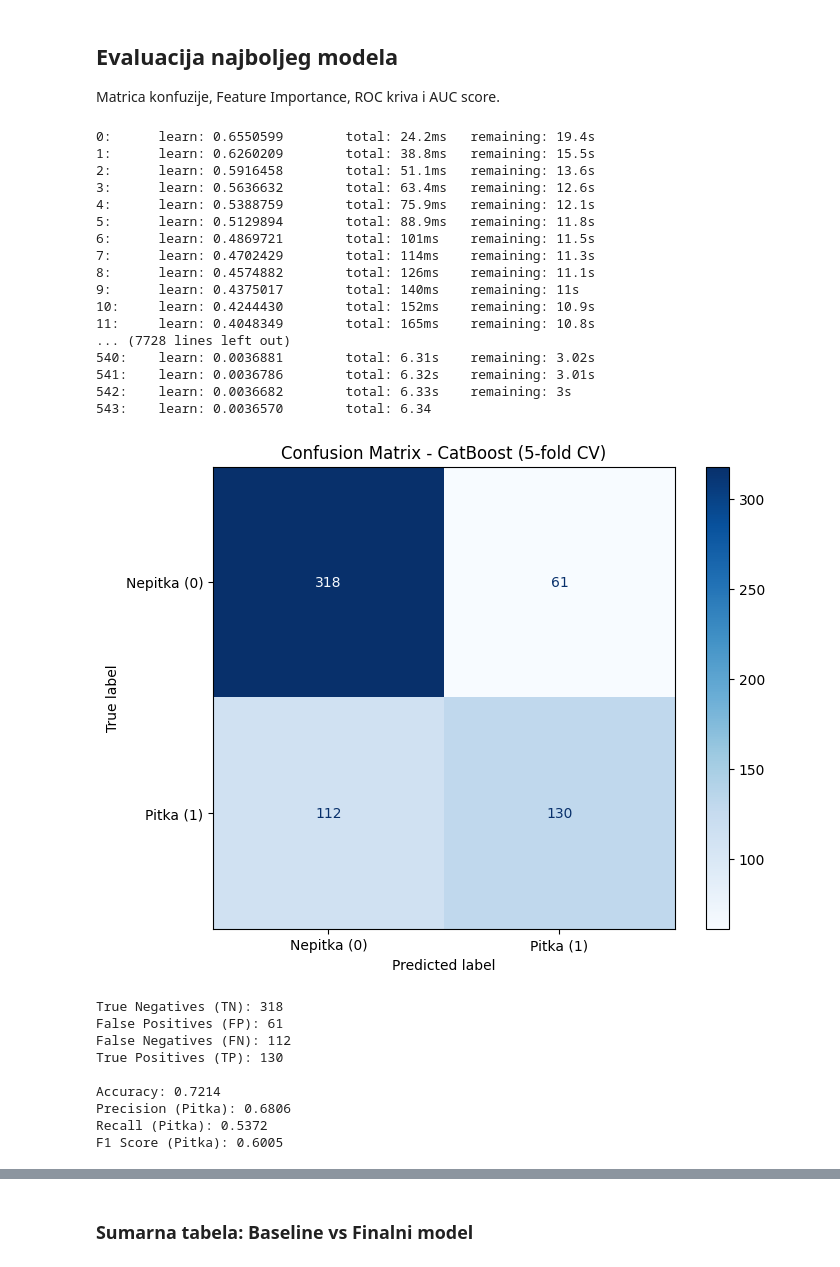
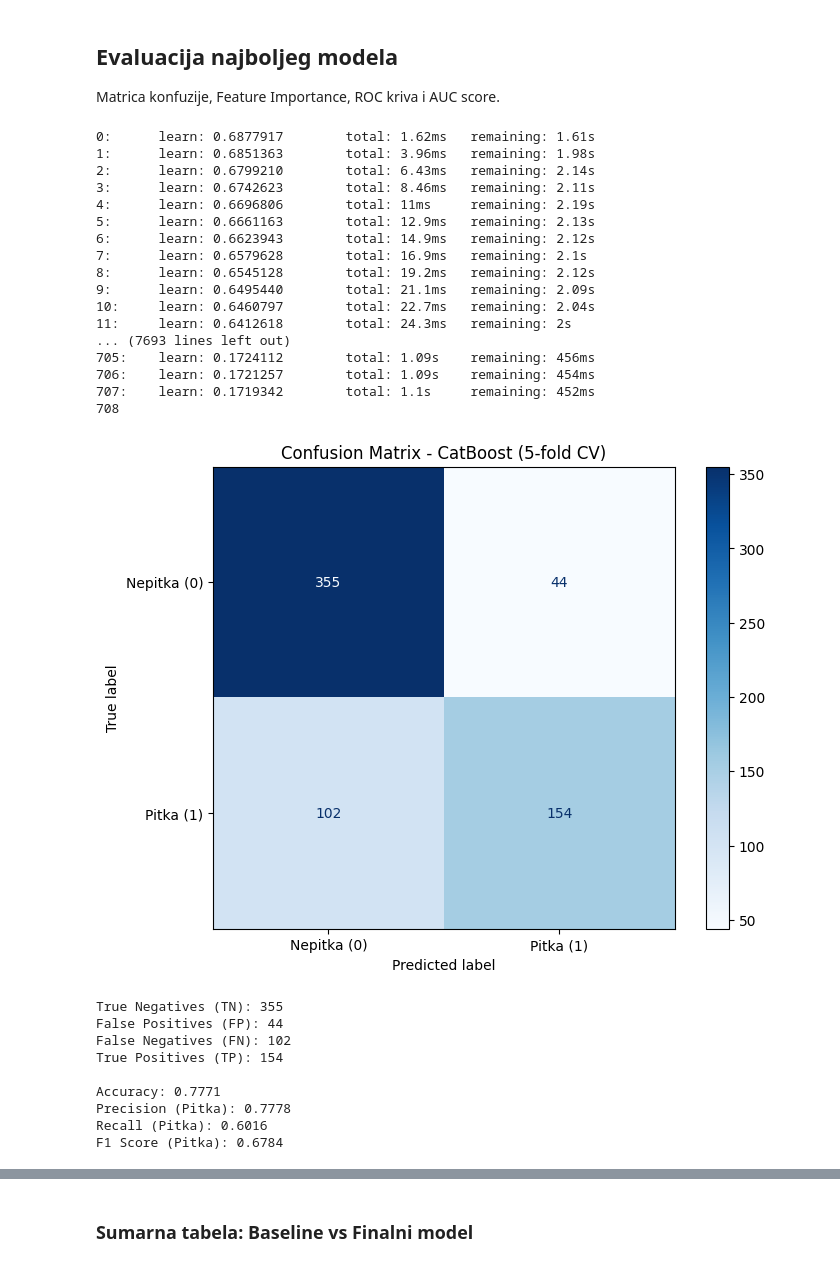
Before and after one commit to anastasijasavov/machine-learning, a Jupyter notebook: notebooks/potability_final.20260121.ipynb, the cells around one changed output, grey strips where cells are left out. Saved outputs shown, nothing was run; the diff lists cells and outputs as text; code cells hidden in the pictures.

```diff
--- a/notebooks/potability_final.20260121.ipynb
+++ b/notebooks/potability_final.20260121.ipynb
@@ -1150,6 +1117,6 @@ for col in ['Sulfate', 'Trihalomethanes', 'pH']:
 # %%
 for col in ['Sulfate', 'Trihalomethanes', 'pH']:
-    df_imputed[col].hist()
+    df[col].hist()
     plt.title("Provera distribucije nakon imputacije")
     plt.show()
 # %% [output]
@@ -1162,5 +1126,3 @@ for col in ['Sulfate', 'Trihalomethanes', 'pH']:
-# %%
-df = df_imputed.copy()
 # %%
 clear_preprocessing_results()
 evaluate_models_after_step(df, "2. Nakon imputacije", compare_scalers=False)
@@ -1785,12 +1715,12 @@ Matrica konfuzije, Feature Importance, ROC kriva i AUC score.
 # %%
 # Primena izabranih tranformacija nad test podacima
 # imputacija
-rows_with_multiple_nulls = df_test[df_test.isnull().sum(axis=1) >= 2]
+rows_with_multiple_nulls = df_test[df_test.isnull().sum(axis=1) >= 3]
 df_test = df_test.drop(rows_with_multiple_nulls.index)
 
 # Grupna mean imputacija (po Potability)
 for col in ['pH', 'Sulfate', 'Trihalomethanes']:
-    df_test[col] = df_test[col].fillna(df_test.groupby('Potability')[col].transform('mean'))
+    df_test[col] = df_test[col].fillna(df_test.groupby('Potability')[col].transform('median'))
 # %%
 # =============================================================================
 # EVALUACIJA NAJBOLJEG MODELA - Cross-Validation sa matricom konfuzije
@@ -1804,7 +1734,7 @@ X = df_test.drop('Potability', axis=1)
 y = df_test['Potability']
 
 # CatBoost model
-model = CatBoostClassifier(random_strength=1, learning_rate=0.05, l2_leaf_reg=1, iterations=800, depth=10, bagging_temperature=0)
+model = CatBoostClassifier(random_strength=1, learning_rate=0.01, l2_leaf_reg=1, iterations=1000, depth=6, bagging_temperature=1)
 
 #model = RandomForestClassifier(n_estimators=200, max_depth=10, min_samples_split=5, min_samples_leaf=2, random_state=42)
 
@@ -1817,60 +1747,60 @@ cv_scores = cross_val_score(model, X, y, cv=5, scoring='accuracy')
 
 print("CROSS-VALIDATION REZULTATI (5-fold):")
 print("="*60)
 print(f"Accuracy po foldovima: {cv_scores}")
 print(f"Prosecna accuracy: {cv_scores.mean():.4f} (+/- {cv_scores.std():.4f})")
 
 # Classification report
 print("\nCLASSIFICATION REPORT (cross-validated):")
 print("="*60)
 print(classification_report(y, y_pred_cv, target_names=['Nepitka (0)', 'Pitka (1)']))
 
 # Confusion Matrix (agregirana iz svih foldova)
 cm = confusion_matrix(y, y_pred_cv)
 plt.figure(figsize=(8, 6))
 disp = ConfusionMatrixDisplay(confusion_matrix=cm, display_labels=['Nepitka (0)', 'Pitka (1)'])
 disp.plot(cmap='Blues', ax=plt.gca())
 plt.title('Confusion Matrix - CatBoost (5-fold CV)')
 plt.show()
 
 # Prikaz vrednosti
 tn, fp, fn, tp = cm.ravel()
 print(f"True Negatives (TN): {tn}")
 print(f"False Positives (FP): {fp}")
 print(f"False Negatives (FN): {fn}")
 print(f"True Positives (TP): {tp}")
 print(f"\nAccuracy: {(tp + tn) / (tp + tn + fp + fn):.4f}")
 print(f"Precision (Pitka): {tp / (tp + fp):.4f}")
 print(f"Recall (Pitka): {tp / (tp + fn):.4f}")
 print(f"F1 Score (Pitka): {2*tp / (2*tp + fp + fn):.4f}")
 # %% [output]
-0:      learn: 0.6550599        total: 24.2ms   remaining: 19.4s
-1:      learn: 0.6260209        total: 38.8ms   remaining: 15.5s
-2:      learn: 0.5916458        total: 51.1ms   remaining: 13.6s
-3:      learn: 0.5636632        total: 63.4ms   remaining: 12.6s
-4:      learn: 0.5388759        total: 75.9ms   remaining: 12.1s
-5:      learn: 0.5129894        total: 88.9ms   remaining: 11.8s
-6:      learn: 0.4869721        total: 101ms    remaining: 11.5s
-7:      learn: 0.4702429        total: 114ms    remaining: 11.3s
-8:      learn: 0.4574882        total: 126ms    remaining: 11.1s
-9:      learn: 0.4375017        total: 140ms    remaining: 11s
-10:     learn: 0.4244430        total: 152ms    remaining: 10.9s
-11:     learn: 0.4048349        total: 165ms    remaining: 10.8s
-... (7728 lines left out)
-540:    learn: 0.0036881        total: 6.31s    remaining: 3.02s
-541:    learn: 0.0036786        total: 6.32s    remaining: 3.01s
-542:    learn: 0.0036682        total: 6.33s    remaining: 3s
-543:    learn: 0.0036570        total: 6.34
+0:      learn: 0.6877917        total: 1.62ms   remaining: 1.61s
+1:      learn: 0.6851363        total: 3.96ms   remaining: 1.98s
+2:      learn: 0.6799210        total: 6.43ms   remaining: 2.14s
+3:      learn: 0.6742623        total: 8.46ms   remaining: 2.11s
+4:      learn: 0.6696806        total: 11ms     remaining: 2.19s
+5:      learn: 0.6661163        total: 12.9ms   remaining: 2.13s
+6:      learn: 0.6623943        total: 14.9ms   remaining: 2.12s
+7:      learn: 0.6579628        total: 16.9ms   remaining: 2.1s
+8:      learn: 0.6545128        total: 19.2ms   remaining: 2.12s
+9:      learn: 0.6495440        total: 21.1ms   remaining: 2.09s
+10:     learn: 0.6460797        total: 22.7ms   remaining: 2.04s
+11:     learn: 0.6412618        total: 24.3ms   remaining: 2s
+... (7693 lines left out)
+705:    learn: 0.1724112        total: 1.09s    remaining: 456ms
+706:    learn: 0.1721257        total: 1.09s    remaining: 454ms
+707:    learn: 0.1719342        total: 1.1s     remaining: 452ms
+708
-[figure, old version]
+[figure, new version]
-True Negatives (TN): 318
-False Positives (FP): 61
-False Negatives (FN): 112
-True Positives (TP): 130
+True Negatives (TN): 355
+False Positives (FP): 44
+False Negatives (FN): 102
+True Positives (TP): 154
 
-Accuracy: 0.7214
-Precision (Pitka): 0.6806
-Recall (Pitka): 0.5372
-F1 Score (Pitka): 0.6005
+Accuracy: 0.7771
+Precision (Pitka): 0.7778
+Recall (Pitka): 0.6016
+F1 Score (Pitka): 0.6784
 # %%
 # =============================================================================
 # EVALUACIJA NAJBOLJEG MODELA - Cross-Validation sa matricom konfuzije
```
Also changed, not shown: parts of 43 cells of this notebook.
